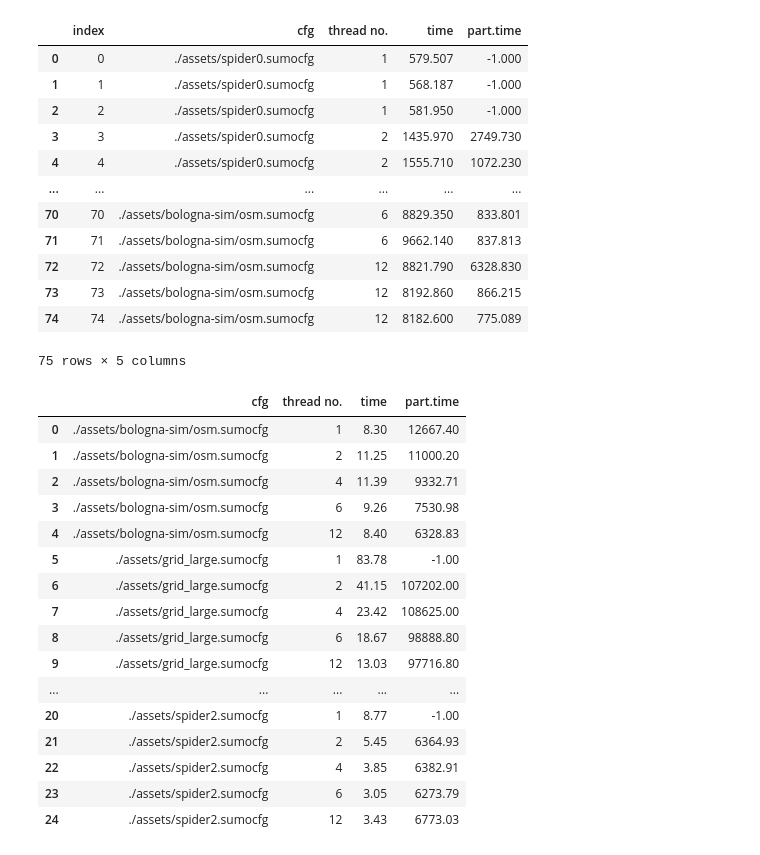
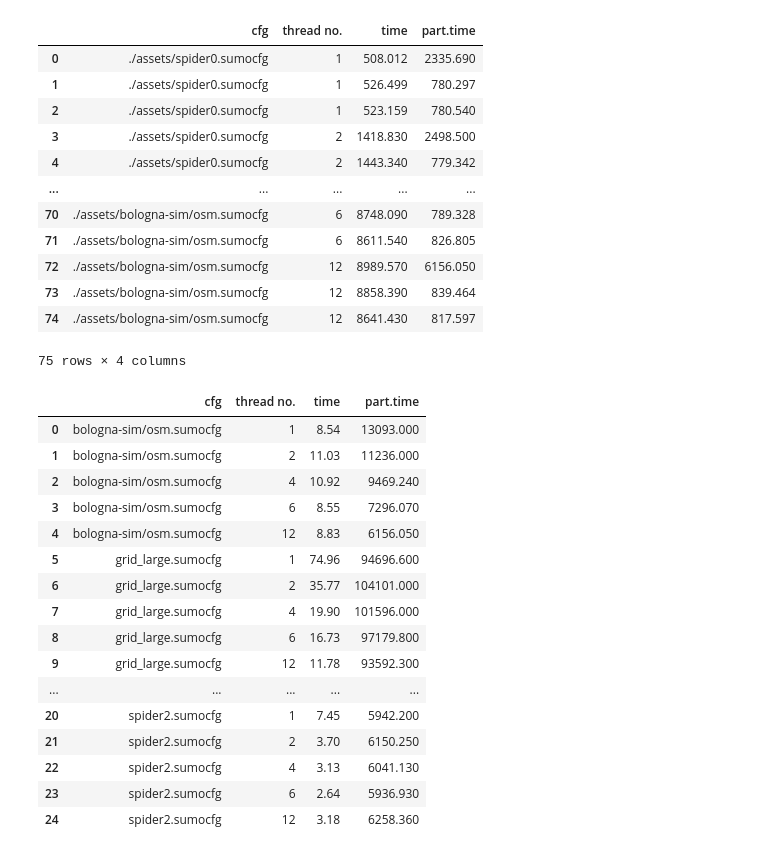
Before and after one commit to filloax/Parallel-Sumo, a Jupyter notebook: scripts/test_simtime.ipynb, the cells around one changed output. Drawn from its saved outputs; the diff is of its cells as text; code cells hidden in the pictures.

```diff
--- a/scripts/test_simtime.ipynb
+++ b/scripts/test_simtime.ipynb
@@ -7,48 +8,49 @@ import numpy as np
 # %%
-df0 = pd.read_csv("../testResults/test6.csv")
+df0 = pd.read_csv("../testResults/test7.csv")
 df0['time'] = pd.to_numeric(df0['time'])
 df0['part.time'] = pd.to_numeric(df0['part.time'])
 df0
 # %% [output]
-|  | index | cfg | thread no. | time | part.time |
-| 0 | 0 | ./assets/spider0.sumocfg | 1 | 579.507 | -1.000 |
-| 1 | 1 | ./assets/spider0.sumocfg | 1 | 568.187 | -1.000 |
-| 2 | 2 | ./assets/spider0.sumocfg | 1 | 581.950 | -1.000 |
-| 3 | 3 | ./assets/spider0.sumocfg | 2 | 1435.970 | 2749.730 |
-| 4 | 4 | ./assets/spider0.sumocfg | 2 | 1555.710 | 1072.230 |
-| ... | ... | ... | ... | ... | ... |
-| 70 | 70 | ./assets/bologna-sim/osm.sumocfg | 6 | 8829.350 | 833.801 |
-| 71 | 71 | ./assets/bologna-sim/osm.sumocfg | 6 | 9662.140 | 837.813 |
-| 72 | 72 | ./assets/bologna-sim/osm.sumocfg | 12 | 8821.790 | 6328.830 |
-| 73 | 73 | ./assets/bologna-sim/osm.sumocfg | 12 | 8192.860 | 866.215 |
-| 74 | 74 | ./assets/bologna-sim/osm.sumocfg | 12 | 8182.600 | 775.089 |
+|  | cfg | thread no. | time | part.time |
+| 0 | ./assets/spider0.sumocfg | 1 | 508.012 | 2335.690 |
+| 1 | ./assets/spider0.sumocfg | 1 | 526.499 | 780.297 |
+| 2 | ./assets/spider0.sumocfg | 1 | 523.159 | 780.540 |
+| 3 | ./assets/spider0.sumocfg | 2 | 1418.830 | 2498.500 |
+| 4 | ./assets/spider0.sumocfg | 2 | 1443.340 | 779.342 |
+| ... | ... | ... | ... | ... |
+| 70 | ./assets/bologna-sim/osm.sumocfg | 6 | 8748.090 | 789.328 |
+| 71 | ./assets/bologna-sim/osm.sumocfg | 6 | 8611.540 | 826.805 |
+| 72 | ./assets/bologna-sim/osm.sumocfg | 12 | 8989.570 | 6156.050 |
+| 73 | ./assets/bologna-sim/osm.sumocfg | 12 | 8858.390 | 839.464 |
+| 74 | ./assets/bologna-sim/osm.sumocfg | 12 | 8641.430 | 817.597 |
-75 rows × 5 columns
+75 rows × 4 columns
 # %%
 df1 = df0.groupby(["cfg", "thread no."]).agg({
     'time': 'mean',
     'part.time': 'max'
 }).reset_index()
 df1["time"] = df1["time"].apply(lambda x: round(x / 1000, 2))
+df1["cfg"] = df1["cfg"].apply(lambda x: x.replace("./assets/", ""))
 
 df1
 # %% [output]
 |  | cfg | thread no. | time | part.time |
-| 0 | ./assets/bologna-sim/osm.sumocfg | 1 | 8.30 | 12667.40 |
-| 1 | ./assets/bologna-sim/osm.sumocfg | 2 | 11.25 | 11000.20 |
-| 2 | ./assets/bologna-sim/osm.sumocfg | 4 | 11.39 | 9332.71 |
-| 3 | ./assets/bologna-sim/osm.sumocfg | 6 | 9.26 | 7530.98 |
-| 4 | ./assets/bologna-sim/osm.sumocfg | 12 | 8.40 | 6328.83 |
-| 5 | ./assets/grid_large.sumocfg | 1 | 83.78 | -1.00 |
-| 6 | ./assets/grid_large.sumocfg | 2 | 41.15 | 107202.00 |
-| 7 | ./assets/grid_large.sumocfg | 4 | 23.42 | 108625.00 |
-| 8 | ./assets/grid_large.sumocfg | 6 | 18.67 | 98888.80 |
-| 9 | ./assets/grid_large.sumocfg | 12 | 13.03 | 97716.80 |
+| 0 | bologna-sim/osm.sumocfg | 1 | 8.54 | 13093.000 |
+| 1 | bologna-sim/osm.sumocfg | 2 | 11.03 | 11236.000 |
+| 2 | bologna-sim/osm.sumocfg | 4 | 10.92 | 9469.240 |
+| 3 | bologna-sim/osm.sumocfg | 6 | 8.55 | 7296.070 |
+| 4 | bologna-sim/osm.sumocfg | 12 | 8.83 | 6156.050 |
+| 5 | grid_large.sumocfg | 1 | 74.96 | 94696.600 |
+| 6 | grid_large.sumocfg | 2 | 35.77 | 104101.000 |
+| 7 | grid_large.sumocfg | 4 | 19.90 | 101596.000 |
+| 8 | grid_large.sumocfg | 6 | 16.73 | 97179.800 |
+| 9 | grid_large.sumocfg | 12 | 11.78 | 93592.300 |
 | ... | ... | ... | ... | ... |
-| 20 | ./assets/spider2.sumocfg | 1 | 8.77 | -1.00 |
-| 21 | ./assets/spider2.sumocfg | 2 | 5.45 | 6364.93 |
-| 22 | ./assets/spider2.sumocfg | 4 | 3.85 | 6382.91 |
-| 23 | ./assets/spider2.sumocfg | 6 | 3.05 | 6273.79 |
-| 24 | ./assets/spider2.sumocfg | 12 | 3.43 | 6773.03 |
+| 20 | spider2.sumocfg | 1 | 7.45 | 5942.200 |
+| 21 | spider2.sumocfg | 2 | 3.70 | 6150.250 |
+| 22 | spider2.sumocfg | 4 | 3.13 | 6041.130 |
+| 23 | spider2.sumocfg | 6 | 2.64 | 5936.930 |
+| 24 | spider2.sumocfg | 12 | 3.18 | 6258.360 |
 # %%
 plt.figure(figsize=(10, 6))
 sns.lineplot(data=df1, x='thread no.', y='time', hue='cfg', marker='o')
```
Also changed, not shown: parts of 6 cells of this notebook, 4 other files.
